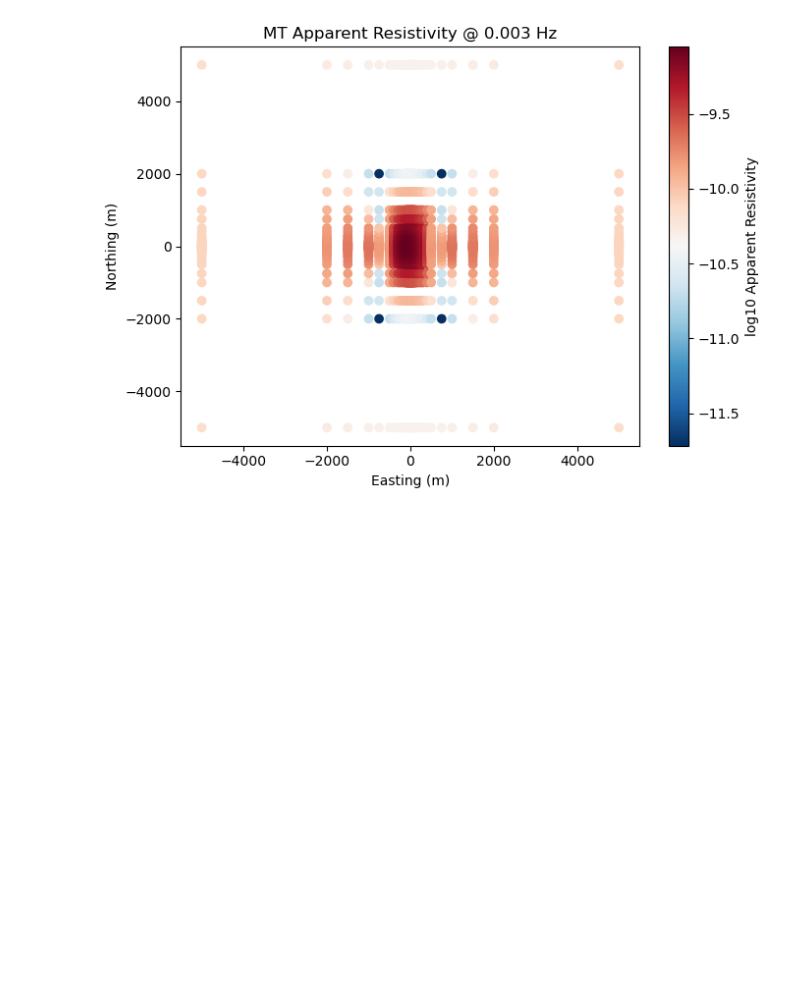
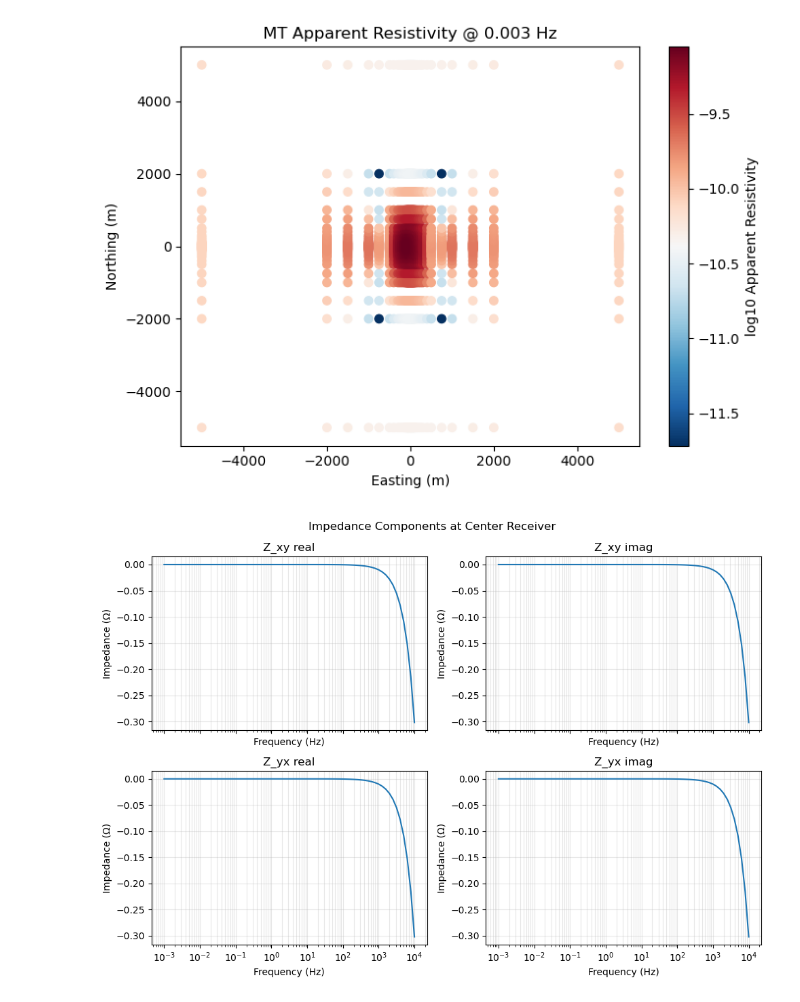
Before and after one commit to RylanDS7/MT3DINV4-Sphere-Forward-Model, a Jupyter notebook: sphere_mt.ipynb, the cells around one changed output. Cells and saved outputs as stored; diff of their text form; code cells hidden in the pictures; blank space fills up the shorter version.

Commit message:
Results visualization

```diff
--- a/sphere_mt.ipynb
+++ b/sphere_mt.ipynb
@@ -57,8 +57,7 @@ rx_locs = []
 
 for x in x_positions:
     for y in y_positions:
-        loc = [x,y,0]
-        rx_locs += loc
+        rx_locs.append([x, y, 0])
 
 rx_locs = np.array(rx_locs)
-rx_locs = rx_locs.reshape(2025,3)
+print(rx_locs.shape)
@@ -192,3 +191,25 @@ plt.tight_layout()
 plt.show()
 # %% [output]
 [figure]
+# %%
+z_vals = dpred.reshape(len(freqs), len(rx_locs), -1)
+
+z_center = z_vals[:, 1013, :]
+
+labels = ['Z_xy real', 'Z_xy imag', 'Z_yx real', 'Z_yx imag']
+
+fig, axes = plt.subplots(2, 2, figsize=(10, 7), sharex=True)
+axes = axes.flatten()
+
+for i, (ax, label) in enumerate(zip(axes, labels)):
+    ax.semilogx(freqs, z_center[:, i])
+    ax.set_title(label)
+    ax.set_xlabel('Frequency (Hz)')
+    ax.set_ylabel('Impedance (Ω)')
+    ax.grid(True, which='both', alpha=0.3)
+
+plt.suptitle('Impedance Components at Center Receiver')
+plt.tight_layout()
+plt.show()
+# %% [output]
+[figure, added]
```
Also changed, not shown: parts of 3 cells of this notebook.
